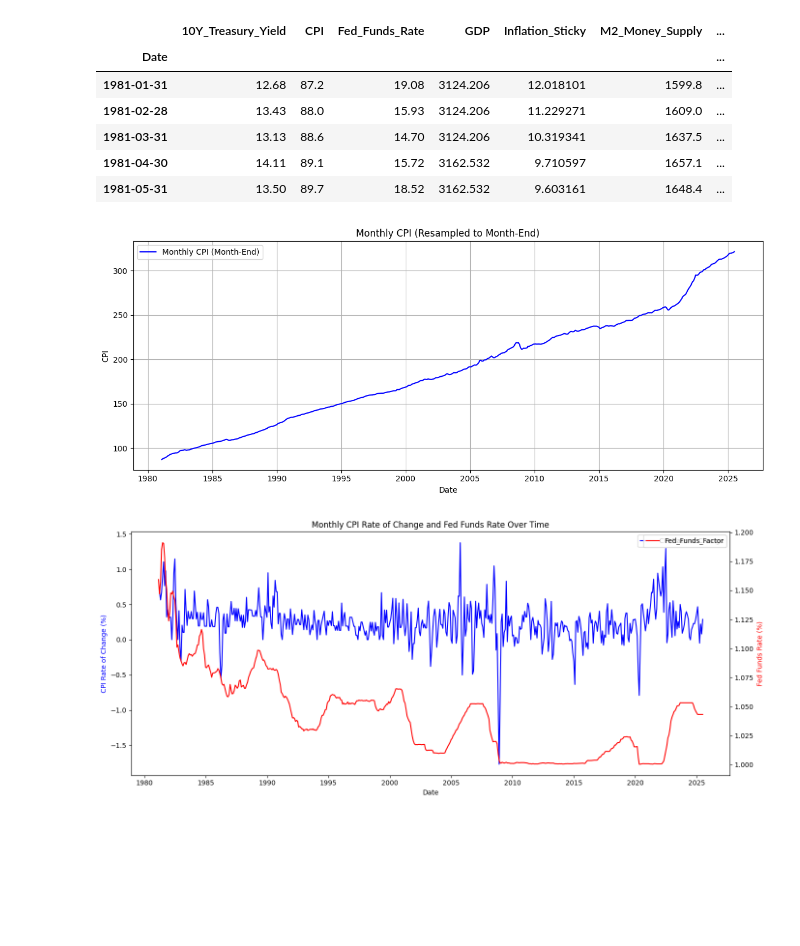
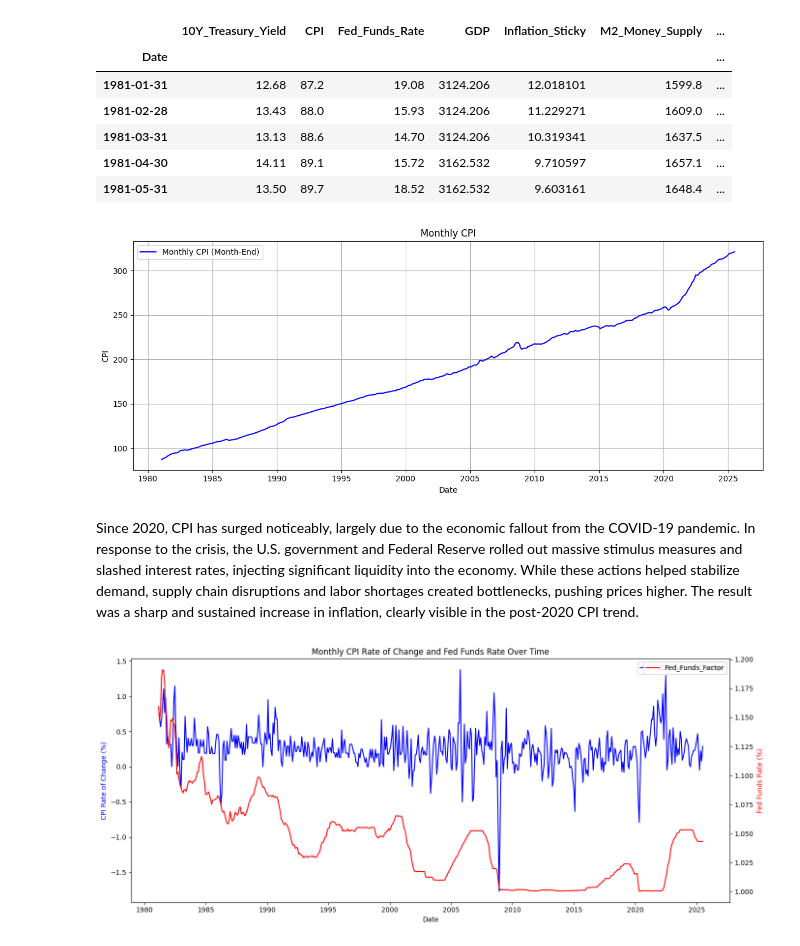
Before and after one commit to stephenliao08/CapstoneProject2, a Jupyter notebook: Capstone Project 2 (Final).ipynb, the cells around one changed output. Drawn from its saved outputs; the diff is of its cells as text; code cells hidden in the pictures; blank space fills up the shorter version.

```diff
--- a/Capstone Project 2 (Final).ipynb
+++ b/Capstone Project 2 (Final).ipynb
@@ -55,19 +67,21 @@ data['Fed_Funds_Factor'] = (data['Fed_Funds_Rate'] / 100) + 1
 data['10Y_Treasury_Yield'] = (data['10Y_Treasury_Yield'] / 100) + 1
 # %%
-# Resample CPI to Month-End (last value of each month)
+# CPI data to month-end frequency
 monthly_cpi = data['CPI'].resample('ME').last()
 
-# Plot resampled CPI
-plt.figure(figsize=(12, 5))
-sns.lineplot(x=monthly_cpi.index, y=monthly_cpi.values, label='Monthly CPI (Month-End)', color='blue')
-plt.title('Monthly CPI (Resampled to Month-End)')
+# Plot monthly CPI values
+plt.figure(figsize=(12, 5))  # Set the plot size
+sns.lineplot(x=monthly_cpi.index, y=monthly_cpi.values, label='Monthly CPI (Month-End)', color='blue')  # Line plot of CPI
+plt.title('Monthly CPI')
 plt.xlabel('Date')
 plt.ylabel('CPI')
-plt.grid(True)
+plt.grid(True)  #
 plt.tight_layout()
 plt.show()
 # %% [output]
-[figure, old version]
+[figure, new version]
+# %% [markdown]
+Since 2020, CPI has surged noticeably, largely due to the economic fallout from the COVID-19 pandemic. In response to the crisis, the U.S. government and Federal Reserve rolled out massive stimulus measures and slashed interest rates, injecting significant liquidity into the economy. While these actions helped stabilize demand, supply chain disruptions and labor shortages created bottlenecks, pushing prices higher. The result was a sharp and sustained increase in inflation, clearly visible in the post-2020 CPI trend.
 # %%
 # Calculate monthly rate of change (as %)
 data['CPI_Rate_Change'] = data['CPI'].pct_change() * 100
```
Also changed, not shown: parts of 34 cells of this notebook, 2 other files.
